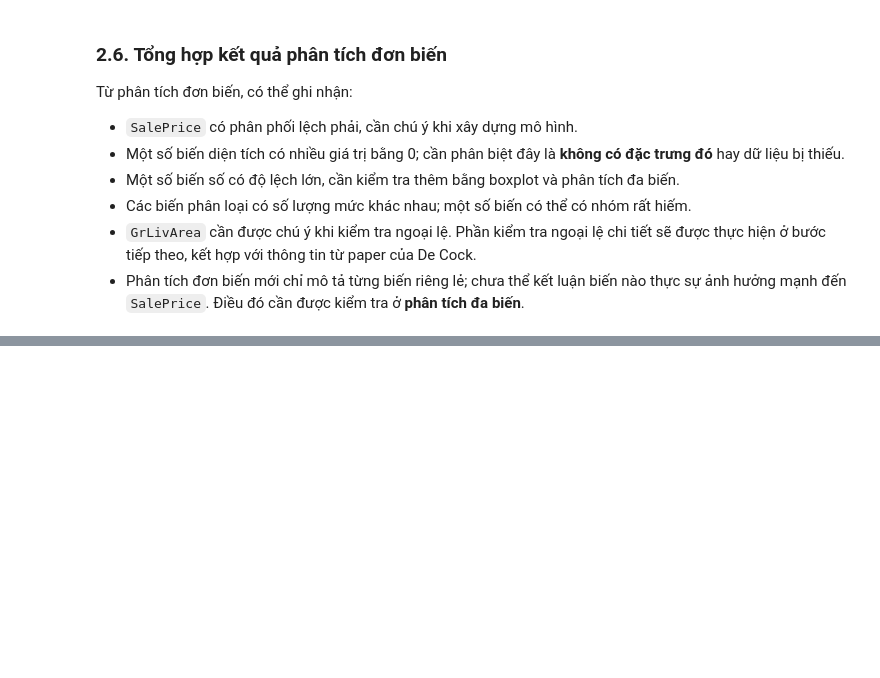
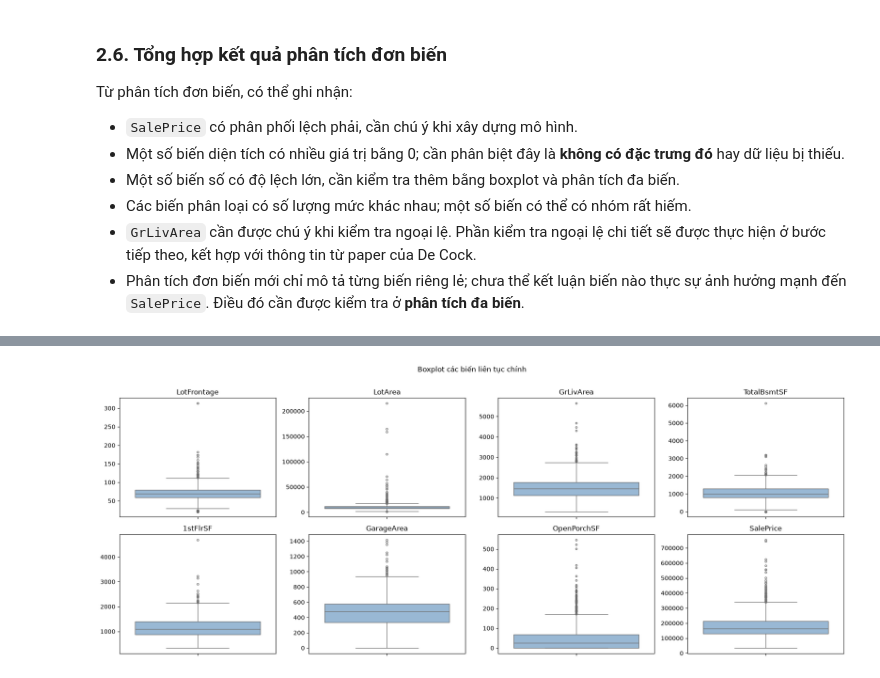
Before and after one commit to qannee/machine_learning, a Jupyter notebook: eda.ipynb, the cells around one changed output, grey strips where cells are left out. Saved outputs shown, nothing was run; the diff lists cells and outputs as text; code cells hidden in the pictures; blank space fills up the shorter version.

```diff
--- a/eda.ipynb
+++ b/eda.ipynb
@@ -334,0 +714,11 @@ Từ phân tích đơn biến, có thể ghi nhận:
+# %%
+plot_cols = ['LotFrontage', 'LotArea', 'GrLivArea', 'TotalBsmtSF',
+             '1stFlrSF', 'GarageArea', 'OpenPorchSF', 'SalePrice']
+fig, axes = plt.subplots(2, 4, figsize=(18, 7))
+for ax, c in zip(axes.ravel(), plot_cols):
+    sns.boxplot(y=df[c], ax=ax, color='#8FB8DE', fliersize=3)
+    ax.set_title(c); ax.set_ylabel('')
+plt.suptitle('Boxplot các biến liên tục chính', y=1.01)
+plt.tight_layout(); plt.show()
+# %% [output]
+[figure, added]
```
Also changed, not shown: parts of 32 cells of this notebook.
